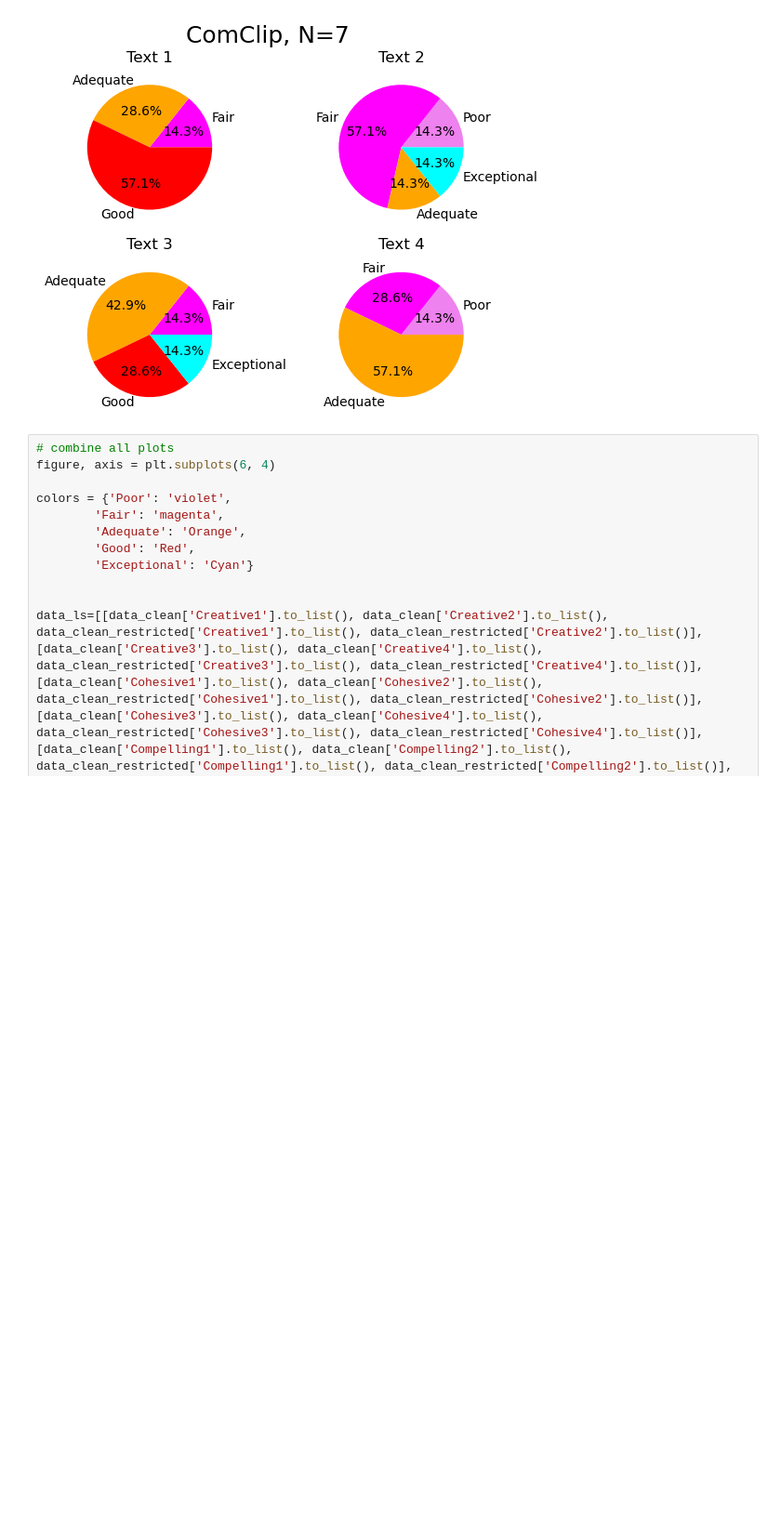
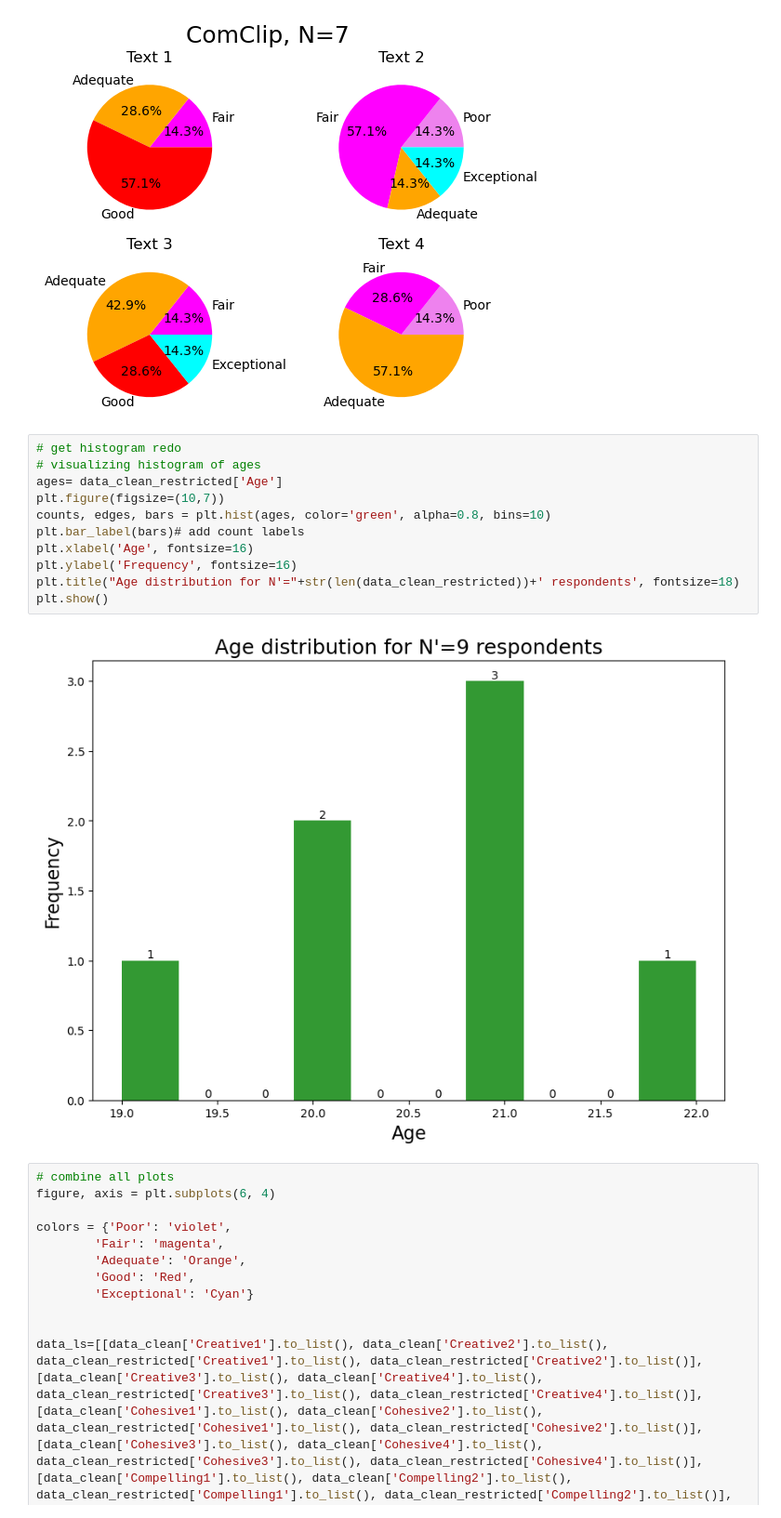
Before and after one commit to oscars47/Literary-RNN, a Jupyter notebook: data vis/datavis.ipynb, the cells around one changed output. Shown at 93% size. Drawn from its saved outputs; the diff is of its cells as text; blank space fills up the shorter version.

Commit message:
added zoomed hist

```diff
--- a/data vis/datavis.ipynb
+++ b/data vis/datavis.ipynb
@@ -209,6 +209,19 @@ make_all_plots(data_clean_restricted, ['CreaClip', 'CohClip', 'ComClip'])
 [figure]
 4
 [figure]
+# %%
+# get histogram redo
+# visualizing histogram of ages
+ages= data_clean_restricted['Age']
+plt.figure(figsize=(10,7))
+counts, edges, bars = plt.hist(ages, color='green', alpha=0.8, bins=10)
+plt.bar_label(bars)# add count labels
+plt.xlabel('Age', fontsize=16)
+plt.ylabel('Frequency', fontsize=16)
+plt.title("Age distribution for N'="+str(len(data_clean_restricted))+' respondents', fontsize=18)
+plt.show()
+# %% [output]
+[figure, added]
 # %%
 # combine all plots
 figure, axis = plt.subplots(6, 4)
```
Also changed, not shown: parts of 2 cells of this notebook, 1 other file.
